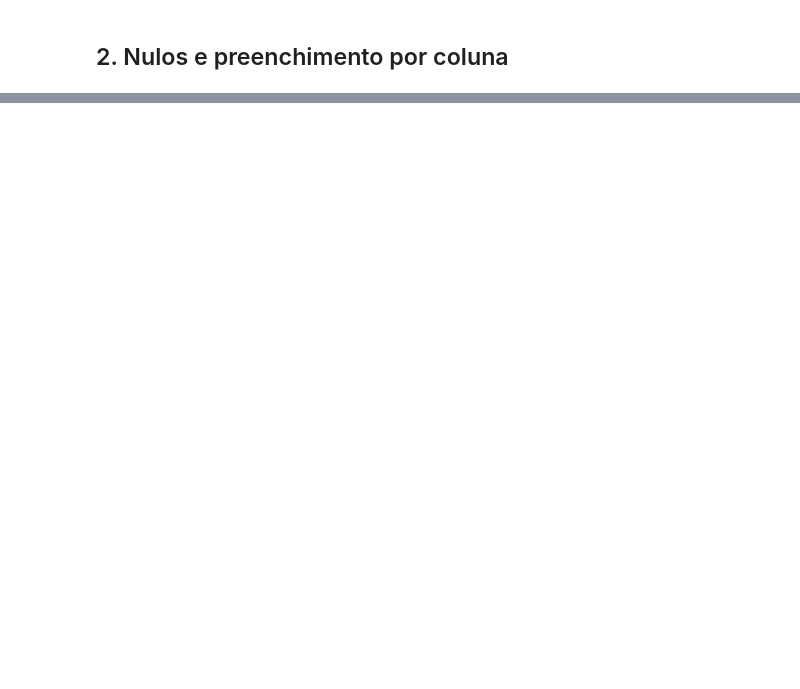
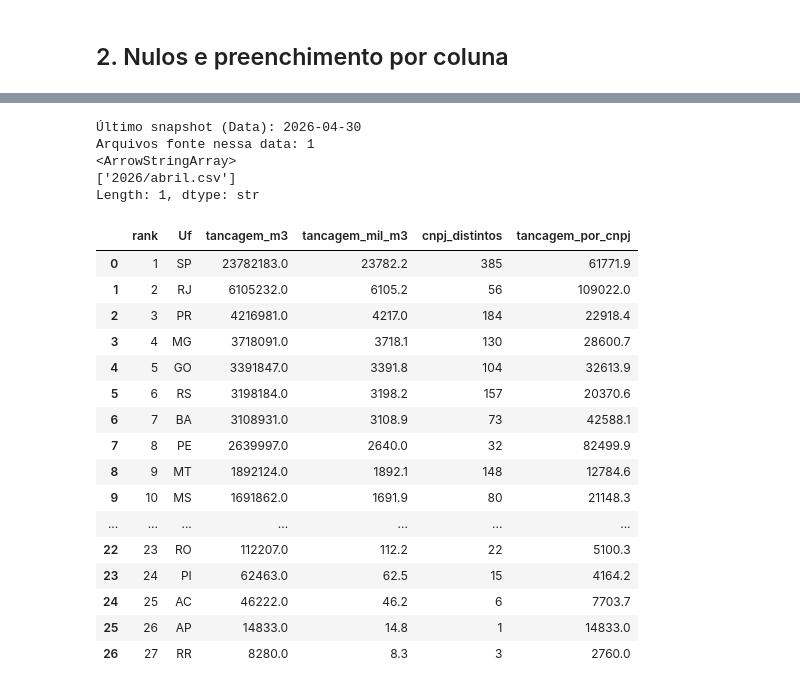
Before and after one commit to GabrielTrentino/anp-fuel-analytics, a Jupyter notebook: estudos/tancagem-abastecimento/notebooks/02_estrutura_trusted.ipynb, the cells around one changed output, grey strips where cells are left out. Cells and saved outputs as stored; diff of their text form; code cells hidden in the pictures; blank space fills up the shorter version.

Commit message:
Adicionado leituras iniciais dos dados de tancagem

```diff
--- a/estudos/tancagem-abastecimento/notebooks/02_estrutura_trusted.ipynb
+++ b/estudos/tancagem-abastecimento/notebooks/02_estrutura_trusted.ipynb
@@ -128,0 +225,58 @@ print("TancagemM3 — min/max/soma:", df["TancagemM3"].min(), df["TancagemM3"].m
+# %%
+valid = df.dropna(subset=["Uf", "Cnpj", "TancagemM3"]).copy()
+
+latest_date = valid["Data"].max()
+snap_latest = valid[valid["Data"] == latest_date]
+
+print(f"Último snapshot (Data): {latest_date.date()}")
+print(f"Arquivos fonte nessa data: {snap_latest['_source_file'].nunique()}")
+print(snap_latest["_source_file"].unique())
+
+ranking_uf = (
+    snap_latest.groupby("Uf", as_index=False)
+    .agg(
+        tancagem_m3=("TancagemM3", "sum"),
+        cnpj_distintos=("Cnpj", "nunique"),
+    )
+    .sort_values("tancagem_m3", ascending=False)
+    .reset_index(drop=True)
+)
+ranking_uf.insert(0, "rank", range(1, len(ranking_uf) + 1))
+ranking_uf["tancagem_mil_m3"] = (ranking_uf["tancagem_m3"] / 1_000).round(1)
+ranking_uf["tancagem_por_cnpj"] = (ranking_uf["tancagem_m3"] / ranking_uf["cnpj_distintos"]).round(1)
+
+display(
+    ranking_uf[
+        [
+            "rank",
+            "Uf",
+            "tancagem_m3",
+            "tancagem_mil_m3",
+            "cnpj_distintos",
+            "tancagem_por_cnpj",
+        ]
+    ]
+)
+# %% [output]
+Último snapshot (Data): 2026-04-30
+Arquivos fonte nessa data: 1
+<ArrowStringArray>
+['2026/abril.csv']
+Length: 1, dtype: str
+|  | rank | Uf | tancagem_m3 | tancagem_mil_m3 | cnpj_distintos | tancagem_por_cnpj |
+| 0 | 1 | SP | 23782183.0 | 23782.2 | 385 | 61771.9 |
+| 1 | 2 | RJ | 6105232.0 | 6105.2 | 56 | 109022.0 |
+| 2 | 3 | PR | 4216981.0 | 4217.0 | 184 | 22918.4 |
+| 3 | 4 | MG | 3718091.0 | 3718.1 | 130 | 28600.7 |
+| 4 | 5 | GO | 3391847.0 | 3391.8 | 104 | 32613.9 |
+| 5 | 6 | RS | 3198184.0 | 3198.2 | 157 | 20370.6 |
+| 6 | 7 | BA | 3108931.0 | 3108.9 | 73 | 42588.1 |
+| 7 | 8 | PE | 2639997.0 | 2640.0 | 32 | 82499.9 |
+| 8 | 9 | MT | 1892124.0 | 1892.1 | 148 | 12784.6 |
+| 9 | 10 | MS | 1691862.0 | 1691.9 | 80 | 21148.3 |
+| ... | ... | ... | ... | ... | ... | ... |
+| 22 | 23 | RO | 112207.0 | 112.2 | 22 | 5100.3 |
+| 23 | 24 | PI | 62463.0 | 62.5 | 15 | 4164.2 |
+| 24 | 25 | AC | 46222.0 | 46.2 | 6 | 7703.7 |
+| 25 | 26 | AP | 14833.0 | 14.8 | 1 | 14833.0 |
+| 26 | 27 | RR | 8280.0 | 8.3 | 3 | 2760.0 |
```
Also changed, not shown: parts of 13 cells of this notebook, 3 other files.
